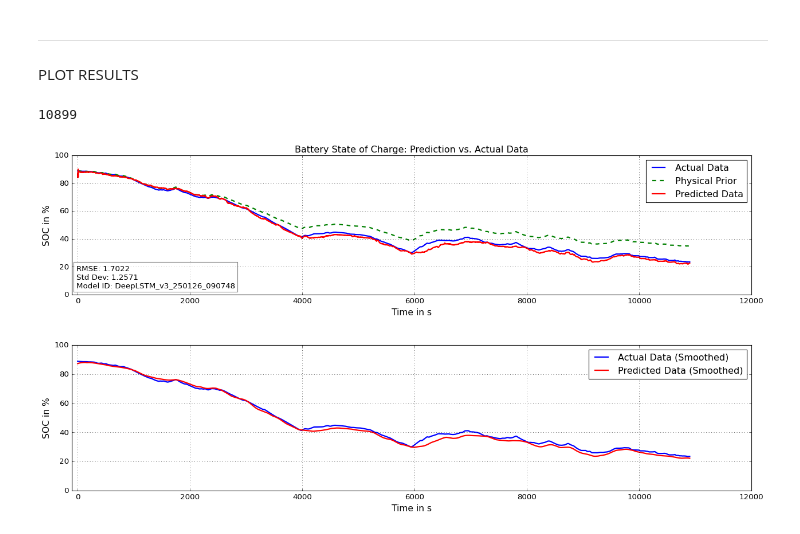
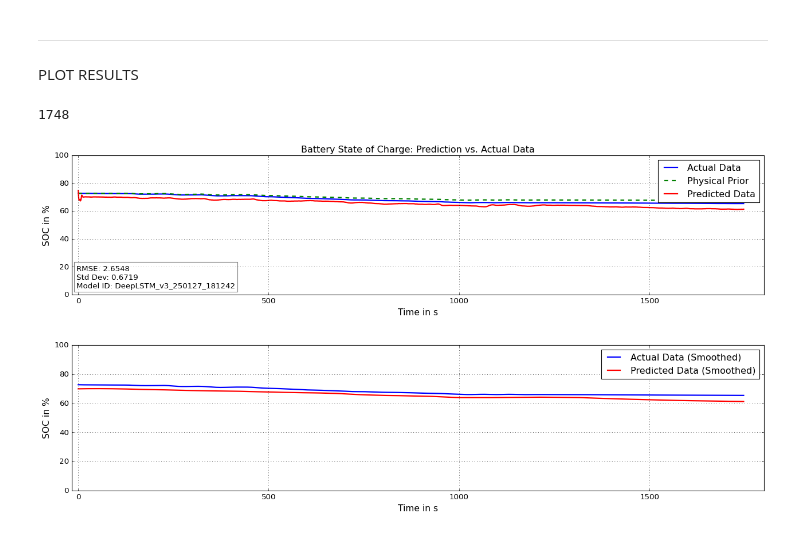
Before and after one commit to willsieg/MA-eR-PINN, a Jupyter notebook: src/LSTM/PTRAIN_EVAL.ipynb, the cells around one changed output. Cells and saved outputs as stored; diff of their text form; code cells hidden in the pictures.

```diff
--- a/src/LSTM/PTRAIN_EVAL.ipynb
+++ b/src/LSTM/PTRAIN_EVAL.ipynb
@@ -29,13 +29,18 @@ CONFIG = {
     "SCALERS":          {'feature_scaler': 'MinMaxScaler()','target_scaler': 'MinMaxScaler()','prior_scaler': 'MinMaxScaler()'},
 
     # FEATURES: -------------------------------------------------------------------
-    "FEATURES":         ['accelpdlposn_cval','actdrvtrnpwrprc_cval','actualdcvoltage_pti1','actualspeed_pti1','actualtorque_pti1',
-                        'airtempinsd_cval_hvac','airtempinsd_rq','airtempoutsd_cval_cpc','altitude_cval_ippc','brc_stat_brc1','brktempra_cval',
-                        'bs_brk_cval','currpwr_contendrnbrkresist_cval','elcomp_pwrcons_cval','epto_pwr_cval','hv_bat_dc_momvolt_cval_bms1',
-                        'hv_batavcelltemp_cval_bms1','hv_batcurr_cval_bms1','hv_batisores_cval_e2e','hv_batmaxchrgpwrlim_cval_1',
-                        'hv_batmaxdischrgpwrlim_cval_1','hv_curr_cval_dcl1','hv_dclink_volt_cval_dcl1','hv_ptc_cabin1_pwr_cval','hv_pwr_cval_dcl1',
-                        'lv_convpwr_cval_dcl1','maxrecuppwrprc_cval','maxtracpwrpct_cval','motortemperature_pti1','powerstagetemperature_pti1',
-                        'rmsmotorcurrent_pti1','roadgrad_cval_pt','selgr_rq_pt','start_soc','txoiltemp_cval_tcm','vehspd_cval_cpc','vehweight_cval_pt'],
+
+    #"FEATURES":         ['accelpdlposn_cval','actdrvtrnpwrprc_cval','actualdcvoltage_pti1','actualspeed_pti1','actualtorque_pti1',
+    #                    'airtempinsd_cval_hvac','airtempinsd_rq','airtempoutsd_cval_cpc','altitude_cval_ippc','brc_stat_brc1','brktempra_cval',
+    #                    'bs_brk_cval','currpwr_contendrnbrkresist_cval','elcomp_pwrcons_cval','epto_pwr_cval','hv_bat_dc_momvolt_cval_bms1',
+    #                    'hv_batavcelltemp_cval_bms1','hv_batcurr_cval_bms1','hv_batisores_cval_e2e','hv_batmaxchrgpwrlim_cval_1',
+    #                    'hv_batmaxdischrgpwrlim_cval_1','hv_curr_cval_dcl1','hv_dclink_volt_cval_dcl1','hv_ptc_cabin1_pwr_cval','hv_pwr_cval_dcl1',
+    #                    'lv_convpwr_cval_dcl1','maxrecuppwrprc_cval','maxtracpwrpct_cval','motortemperature_pti1','powerstagetemperature_pti1',
+    #                    'rmsmotorcurrent_pti1','roadgrad_cval_pt','selgr_rq_pt','start_soc','txoiltemp_cval_tcm','vehspd_cval_cpc','vehweight_cval_pt'],
+
+
+    "FEATURES":         ['airtempoutsd_cval_cpc','altitude_cval_ippc','roadgrad_cval_pt','start_soc','vehspd_cval_cpc','vehweight_cval_pt'],
+
     "TARGETS":          ['hv_bat_soc_cval_bms1'],
     "PRIORS":           ['emot_soc_pred'],
 
@@ -401,7 +406,21 @@ NameError: name 'RESULTS' is not defined
 ___
 LOAD CHECKPOINT
 # %%
-model_destination_path = Path(pth_folder.parent, "250126_090748/DeepLSTM_v3_250126_090748.pt")
+model_destination_path = Path(pth_folder.parent, "250127_181242/DeepLSTM_v3_250127_181242.pt")
+
+# LSTM Only, Offline: "250126_150336/DeepLSTM_v3_250126_150336.pt"
+# LSTM + PINN, v1, sigmoid, Offline: "250126_090748/DeepLSTM_v3_250126_090748.pt"
+# LSTM + PINN, v1, linear, Offline: "250129_095318/DeepLSTM_v3_250129_095318.pt"
+# LSTM + PINN, v1, exponential, Offline: "250128_105201/DeepLSTM_v3_250128_105201.pt"
+
+# LSTM + PINN, v2, sigmoid, Offline: "250125_153204/DeepLSTM_v3_250125_153204.pt"
+# LSTM + PINN, v3, sigmoid, Offline: "250127_224710/DeepLSTM_v3_250127_224710.pt"
+
+# LSTM Only, Online: "250127_202431/DeepLSTM_v3_250127_202431.pt"
+# LSTM + PINN, v1, sigmoid, Online: "250127_153406/DeepLSTM_v3_250127_153406.pt"
+# LSTM + PINN, v1, exponential, Online: "250127_181242/DeepLSTM_v3_250127_181242.pt"
+
+
 
 # LOAD MODEL -----------------------------------------------------------------
 CHECKPOINT = load_checkpoint(model_destination_path, DEVICE)
@@ -508,31 +527,34 @@ R-squared:              0.7816
 # %% [markdown]
 ___
 PLOT RESULTS
+# %%
+sample_int = 0
 # %%
 # get random sample sequence from test set
-sample_int = random.randint(1, len(test_files)-1)
+#sample_int = random.randint(1, len(test_files)-1)
+sample_int -= 1
 y_true, y_pred, y_phys = scaled_targets[sample_int], scaled_outputs[sample_int], scaled_priors[sample_int]
 print(len(y_true))
 
 # ----------->  add specific file selector for easier comparison
 ###############################################
 # PLOT PREDICTION -----------------------------------------------------------------
 # -----------
 fig = plt.figure(figsize=(16,4)); plt.xlabel('Time in s', fontsize=14); plt.ylabel('SOC in %', fontsize=14); plt.title('Battery State of Charge: Prediction vs. Actual Data')
 plt.plot(y_true, label='Actual Data', linewidth=2)                                             # actual plot
 plt.plot(y_phys, label='Physical Prior', linewidth=2, linestyle='--')                          # physical prior
 plt.plot(np.arange(0, len(y_true), 1), y_pred, label='Predicted Data', linewidth=2)            # predicted plot
 plt.ylim(0, 100); ax = plt.gca(); ax.set_xlim(left=-len(y_true)/100)
 plt.tight_layout(pad=0.8); fig.patch.set_facecolor('white'); fig.set_facecolor('white'); plt.legend(); plt.grid(True)
 plt.text(0.007, 0.05, f"RMSE: {root_mean_squared_error(y_true, y_pred):.4f}\nStd Dev: {np.std(y_true - y_pred):.4f}\nModel ID: {model_name_id}",\
      transform=plt.gca().transAxes, fontsize=12, bbox=dict(facecolor='white', alpha=0.5))
 # -----------
 fig = plt.figure(figsize=(16,4)); plt.xlabel('Time in s', fontsize=14); plt.ylabel('SOC in %', fontsize=14)
 plt.plot(savgol_filter(y_true.flatten(), window_length=60, polyorder=3), label='Actual Data (Smoothed)', linewidth=2)   # actual plot
 plt.plot(np.arange(0, len(y_true), 1), savgol_filter(y_pred.flatten(), window_length=300, polyorder=3), label='Predicted Data (Smoothed)', linewidth=2, color='r')   # predicted plot
 plt.ylim(0, 100); ax = plt.gca(); ax.set_xlim(left=-len(y_true)/100)
 plt.tight_layout(pad=0.8); fig.patch.set_facecolor('white'); fig.set_facecolor('white'); plt.legend(); plt.grid(True)
 # %% [output]
-10899
+1748
-[figure, old version]
+[figure, new version]
-[figure, old version]
+[figure, new version]
```
Also changed, not shown: parts of 12 cells of this notebook, 42 other files.
